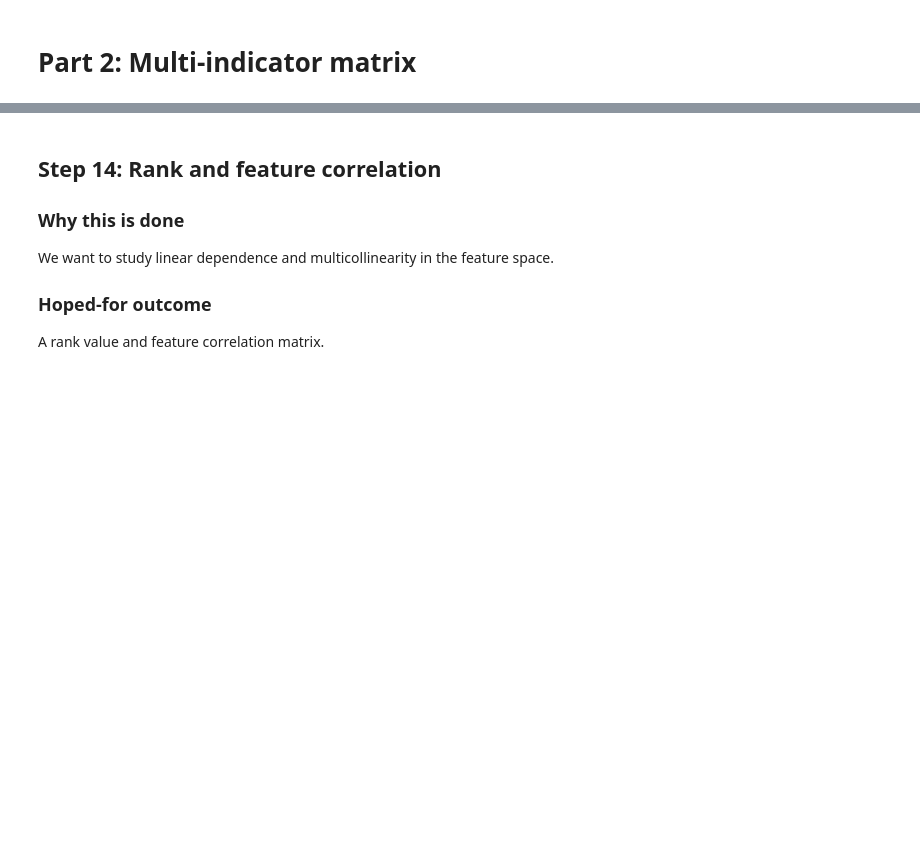
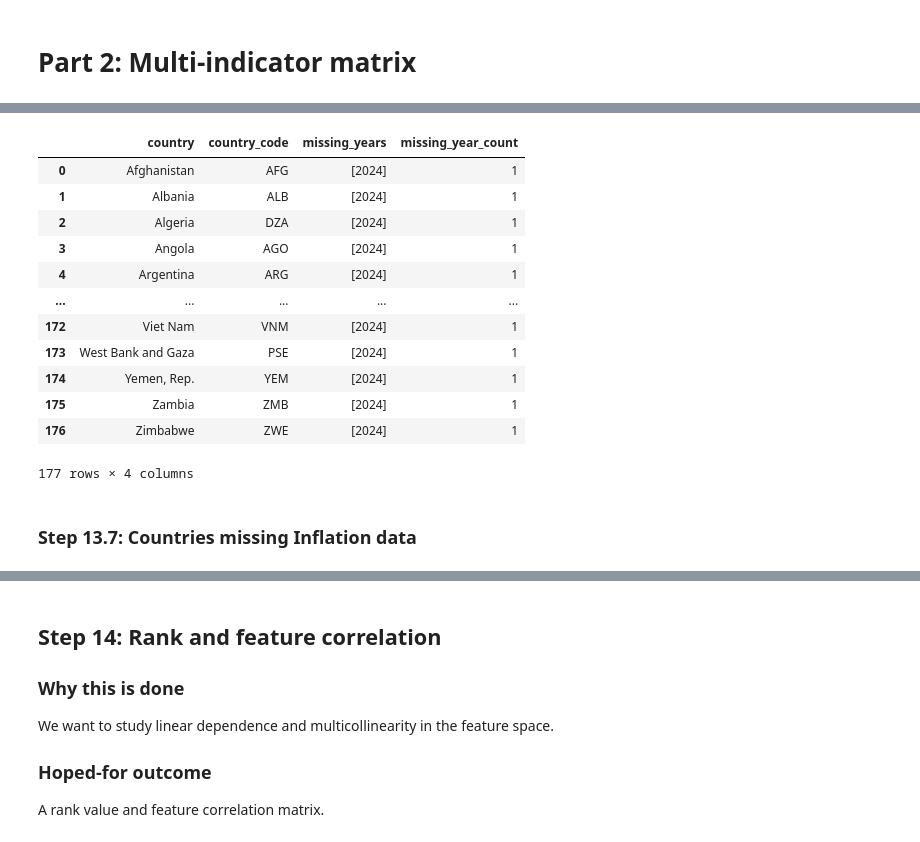
Before and after one commit to tendai-codes/worldbank_unemployment_linear_algebra_project, a Jupyter notebook: notebook_worldbank_linear_algebra.ipynb, the cells around one changed output, grey strips where cells are left out. Saved outputs shown, nothing was run; the diff lists cells and outputs as text; code cells hidden in the pictures; blank space fills up the shorter version.

```diff
--- a/notebook_worldbank_linear_algebra.ipynb
+++ b/notebook_worldbank_linear_algebra.ipynb
@@ -912,0 +1233,4 @@ print(panel_df.isna().sum())
+# %%
+life_missing_rows, life_missing_countries, life_missing_detail = inspect_missing_feature(
+    panel_df_filtered, "life_expectancy"
+)
@@ -912,0 +1255,18 @@ print(panel_df.isna().sum())
+# %%
+life_missing_detail
+# %% [output]
+|  | country | country_code | missing_years | missing_year_count |
+| 0 | Afghanistan | AFG | [2024] | 1 |
+| 1 | Albania | ALB | [2024] | 1 |
+| 2 | Algeria | DZA | [2024] | 1 |
+| 3 | Angola | AGO | [2024] | 1 |
+| 4 | Argentina | ARG | [2024] | 1 |
+| ... | ... | ... | ... | ... |
+| 172 | Viet Nam | VNM | [2024] | 1 |
+| 173 | West Bank and Gaza | PSE | [2024] | 1 |
+| 174 | Yemen, Rep. | YEM | [2024] | 1 |
+| 175 | Zambia | ZMB | [2024] | 1 |
+| 176 | Zimbabwe | ZWE | [2024] | 1 |
+177 rows × 4 columns
+# %% [markdown]
+### Step 13.7: Countries missing Inflation data
```
Also changed, not shown: parts of 91 cells of this notebook, 1 other file.
